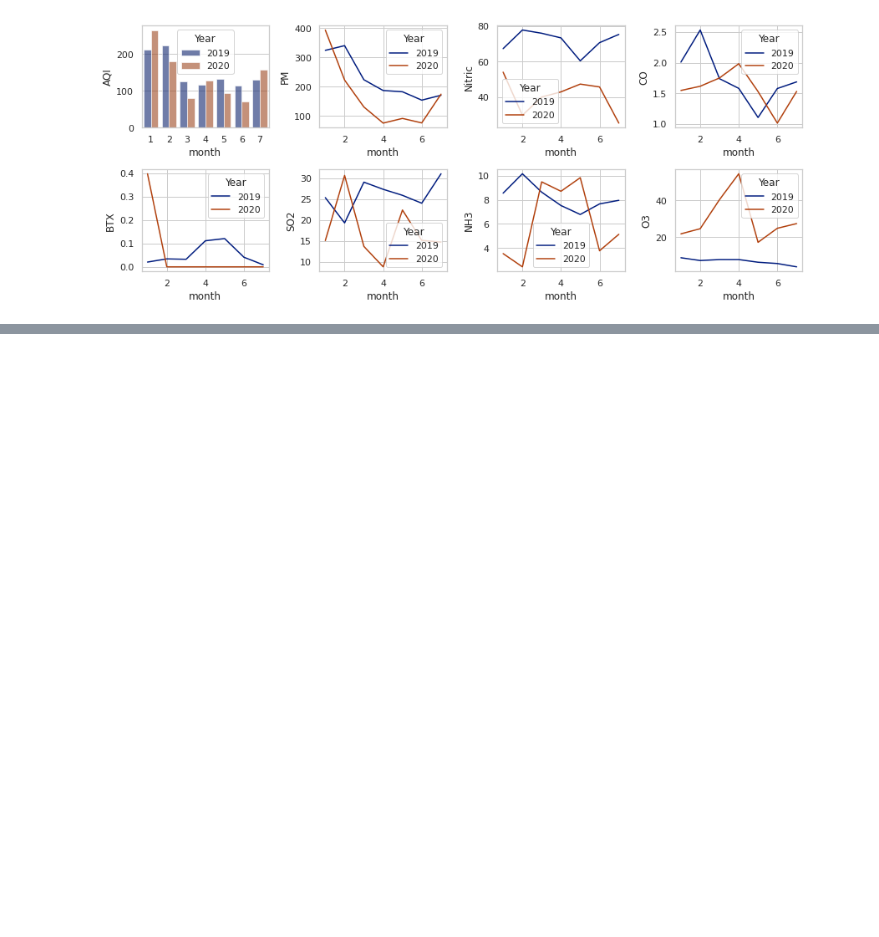
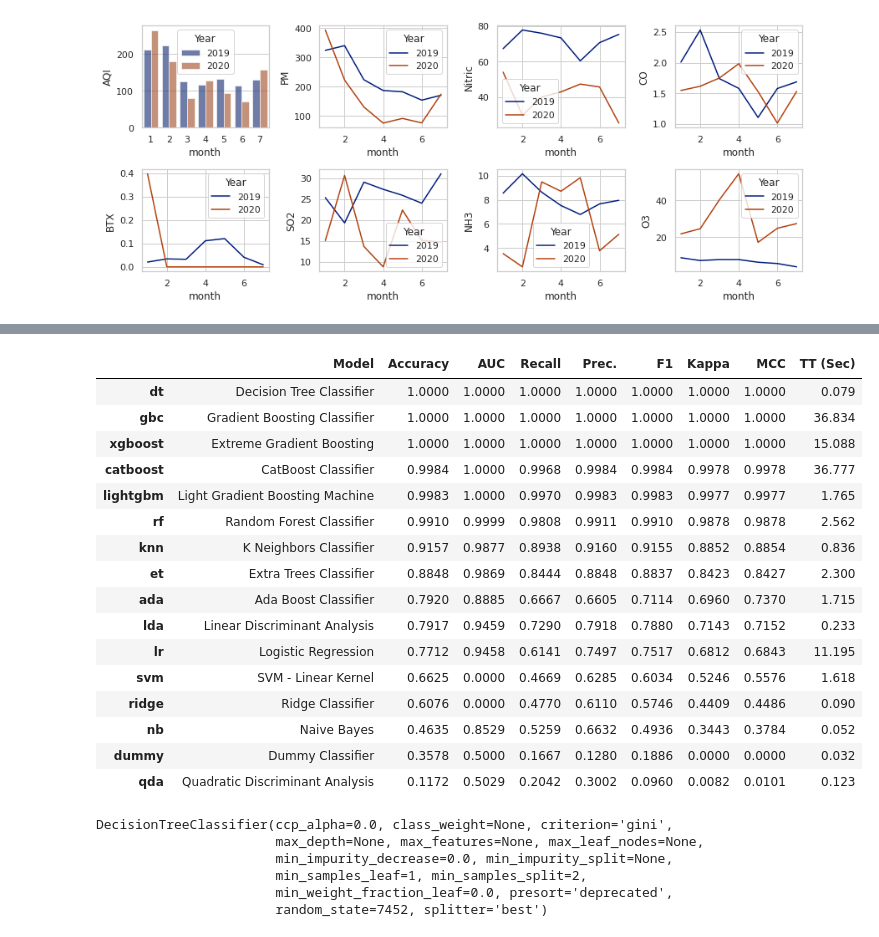
Before and after one commit to RoshanSharmaCP/September-2022-AQI-Data-analysis, a Jupyter notebook: AQI_EDA.ipynb, the cells around one changed output, grey strips where cells are left out. Saved outputs shown, nothing was run; the diff lists cells and outputs as text; code cells hidden in the pictures; blank space fills up the shorter version.

```diff
--- a/AQI_EDA.ipynb
+++ b/AQI_EDA.ipynb
@@ -430,0 +499,26 @@ Talcher :
+# %%
+compare_models()   #compare all models
+# %% [output]
+|  | Model | Accuracy | AUC | Recall | Prec. | F1 | Kappa | MCC | TT (Sec) |
+| dt | Decision Tree Classifier | 1.0000 | 1.0000 | 1.0000 | 1.0000 | 1.0000 | 1.0000 | 1.0000 | 0.079 |
+| gbc | Gradient Boosting Classifier | 1.0000 | 1.0000 | 1.0000 | 1.0000 | 1.0000 | 1.0000 | 1.0000 | 36.834 |
+| xgboost | Extreme Gradient Boosting | 1.0000 | 1.0000 | 1.0000 | 1.0000 | 1.0000 | 1.0000 | 1.0000 | 15.088 |
+| catboost | CatBoost Classifier | 0.9984 | 1.0000 | 0.9968 | 0.9984 | 0.9984 | 0.9978 | 0.9978 | 36.777 |
+| lightgbm | Light Gradient Boosting Machine | 0.9983 | 1.0000 | 0.9970 | 0.9983 | 0.9983 | 0.9977 | 0.9977 | 1.765 |
+| rf | Random Forest Classifier | 0.9910 | 0.9999 | 0.9808 | 0.9911 | 0.9910 | 0.9878 | 0.9878 | 2.562 |
+| knn | K Neighbors Classifier | 0.9157 | 0.9877 | 0.8938 | 0.9160 | 0.9155 | 0.8852 | 0.8854 | 0.836 |
+| et | Extra Trees Classifier | 0.8848 | 0.9869 | 0.8444 | 0.8848 | 0.8837 | 0.8423 | 0.8427 | 2.300 |
+| ada | Ada Boost Classifier | 0.7920 | 0.8885 | 0.6667 | 0.6605 | 0.7114 | 0.6960 | 0.7370 | 1.715 |
+| lda | Linear Discriminant Analysis | 0.7917 | 0.9459 | 0.7290 | 0.7918 | 0.7880 | 0.7143 | 0.7152 | 0.233 |
+| lr | Logistic Regression | 0.7712 | 0.9458 | 0.6141 | 0.7497 | 0.7517 | 0.6812 | 0.6843 | 11.195 |
+| svm | SVM - Linear Kernel | 0.6625 | 0.0000 | 0.4669 | 0.6285 | 0.6034 | 0.5246 | 0.5576 | 1.618 |
+| ridge | Ridge Classifier | 0.6076 | 0.0000 | 0.4770 | 0.6110 | 0.5746 | 0.4409 | 0.4486 | 0.090 |
+| nb | Naive Bayes | 0.4635 | 0.8529 | 0.5259 | 0.6632 | 0.4936 | 0.3443 | 0.3784 | 0.052 |
+| dummy | Dummy Classifier | 0.3578 | 0.5000 | 0.1667 | 0.1280 | 0.1886 | 0.0000 | 0.0000 | 0.032 |
+| qda | Quadratic Discriminant Analysis | 0.1172 | 0.5029 | 0.2042 | 0.3002 | 0.0960 | 0.0082 | 0.0101 | 0.123 |
+DecisionTreeClassifier(ccp_alpha=0.0, class_weight=None, criterion='gini',
+                       max_depth=None, max_features=None, max_leaf_nodes=None,
+                       min_impurity_decrease=0.0, min_impurity_split=None,
+                       min_samples_leaf=1, min_samples_split=2,
+                       min_weight_fraction_leaf=0.0, presort='deprecated',
+                       random_state=7452, splitter='best')
```
Also changed, not shown: parts of 16 cells of this notebook.
